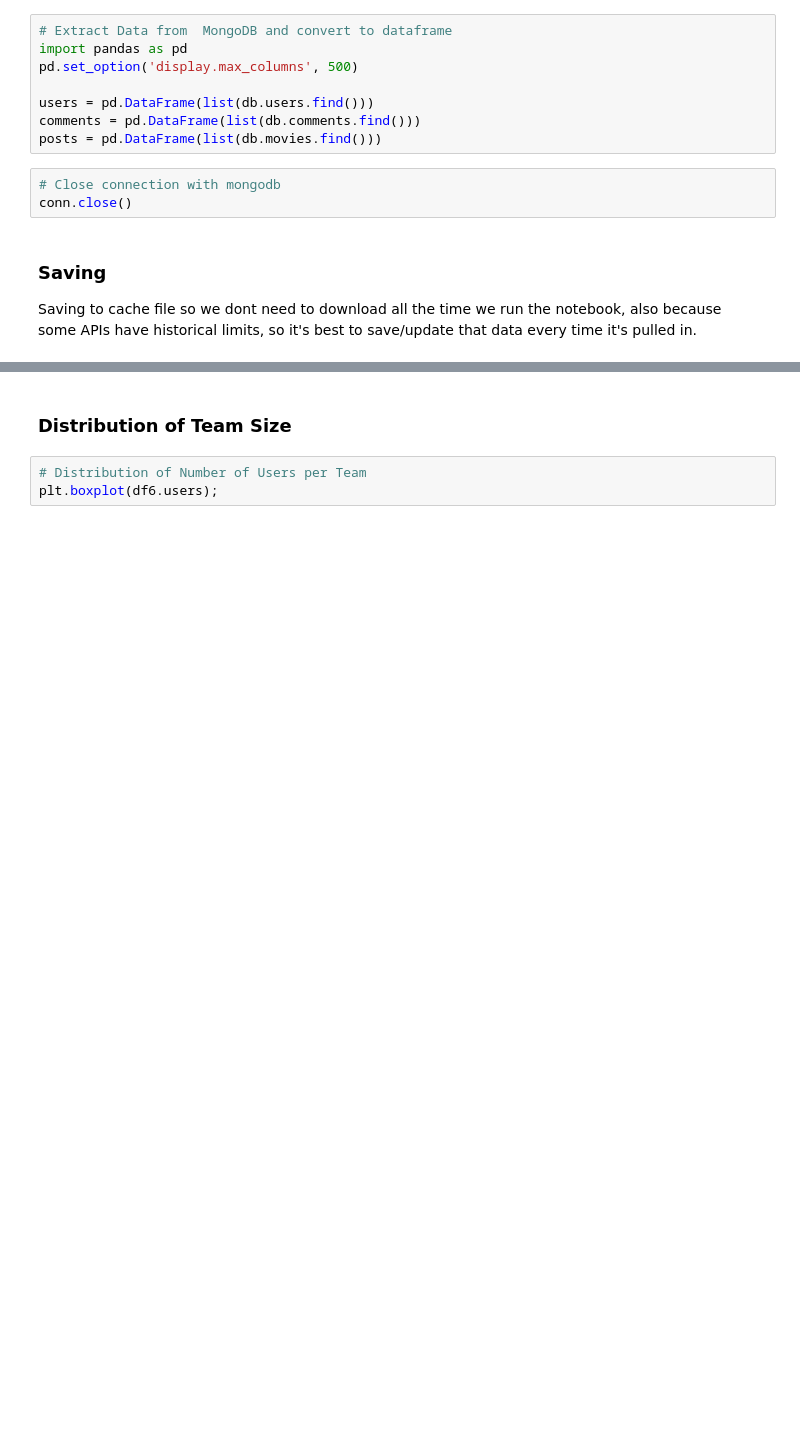
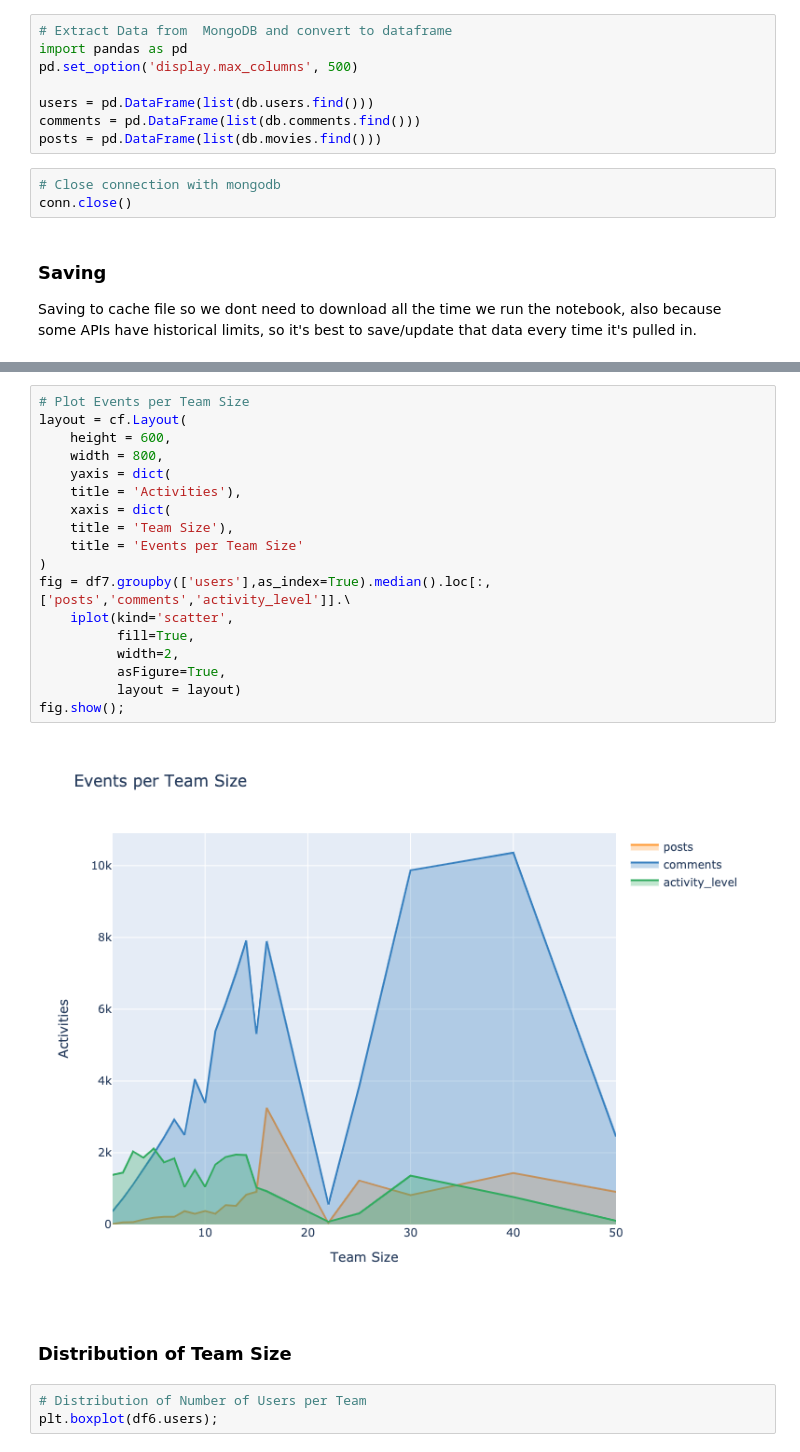
Before and after one commit to reisdebora/user-activity, a Jupyter notebook: notebook.ipynb, the cells around one changed output, grey strips where cells are left out. Cells and saved outputs as stored; diff of their text form; blank space fills up the shorter version.

```diff
--- a/notebook.ipynb
+++ b/notebook.ipynb
@@ -239,3 +167,23 @@ df6.sort_values('activity_level')
+# %%
+# Plot Events per Team Size
+layout = cf.Layout(
+    height = 600,
+    width = 800,
+    yaxis = dict(
+    title = 'Activities'),
+    xaxis = dict(
+    title = 'Team Size'),
+    title = 'Events per Team Size'
+)
+fig = df7.groupby(['users'],as_index=True).median().loc[:,['posts','comments','activity_level']].\
+    iplot(kind='scatter',
+          fill=True,
+          width=2,
+          asFigure=True,
+          layout = layout)
+fig.show();
+# %% [output]
+[figure, added]
 # %% [markdown]
 ### Distribution of Team Size
 # %%
```
Also changed, not shown: parts of 28 cells of this notebook.
